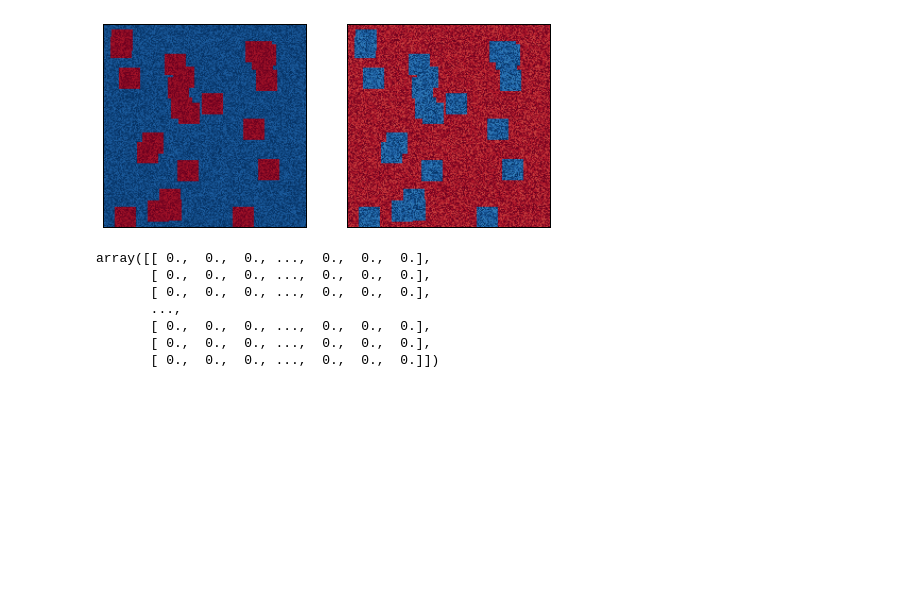
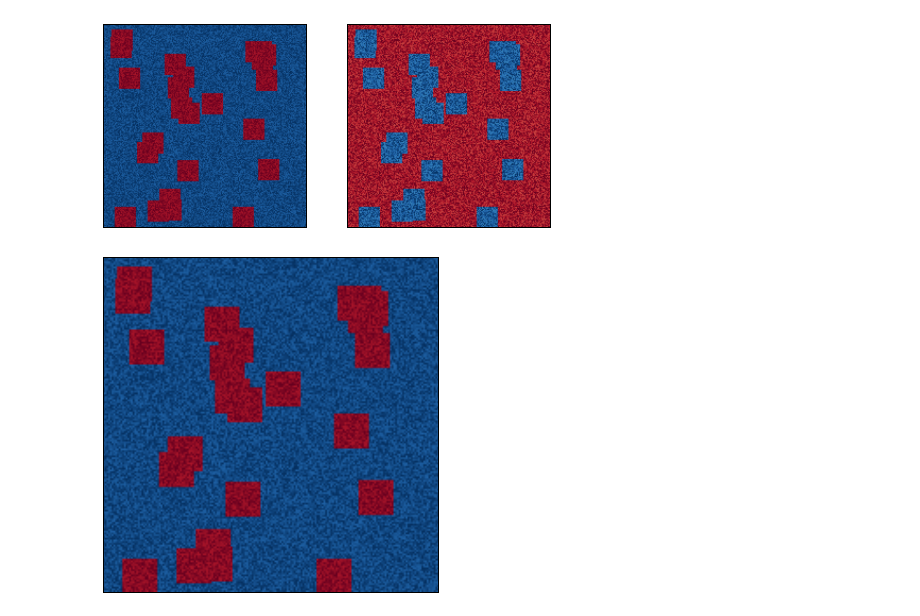
Before and after one commit to morrill/-mae6286, a Jupyter notebook: module_4/reaction_diffusion.ipynb, the cells around one changed output. Drawn from its saved outputs; the diff is of its cells as text; code cells hidden in the pictures; blank space fills up the shorter version.

```diff
--- a/module_4/reaction_diffusion.ipynb
+++ b/module_4/reaction_diffusion.ipynb
@@ -9,8 +9,8 @@ from matplotlib import animation
 from IPython.display import HTML
 # %%
 uvinitial = numpy.load('./uvinitial.npz')
-U = uvinitial['U']
-V = uvinitial['V']
+Ui = uvinitial['U']
+Vi = uvinitial['V']
 # %%
 fig = pyplot.figure(figsize=(8,5))
 pyplot.subplot(121)
@@ -69,12 +77 @@ def ftcs(Ui, Vi, nt, dt, dh, Du, Dv, F, k, n):
     return ut, vt
-# %%
-a = numpy.zeros((nt,n,n))
-a[0]
-# %% [output]
-array([[ 0.,  0.,  0., ...,  0.,  0.,  0.],
-       [ 0.,  0.,  0., ...,  0.,  0.,  0.],
-       [ 0.,  0.,  0., ...,  0.,  0.,  0.],
-       ...,
-       [ 0.,  0.,  0., ...,  0.,  0.,  0.],
-       [ 0.,  0.,  0., ...,  0.,  0.,  0.],
-       [ 0.,  0.,  0., ...,  0.,  0.,  0.]])
@@ -80,0 +80,8 @@ array([[ 0.,  0.,  0., ...,  0.,  0.,  0.],
+# %%
+# set up animation frame
+fig = pyplot.figure(figsize=(8,6))
+pyplot.xticks([]), pyplot.yticks([]);
+
+im = pyplot.imshow(Ui, cmap=cm.RdBu)
+# %% [output]
+[figure, added]
```
Also changed, not shown: parts of 8 cells of this notebook.
